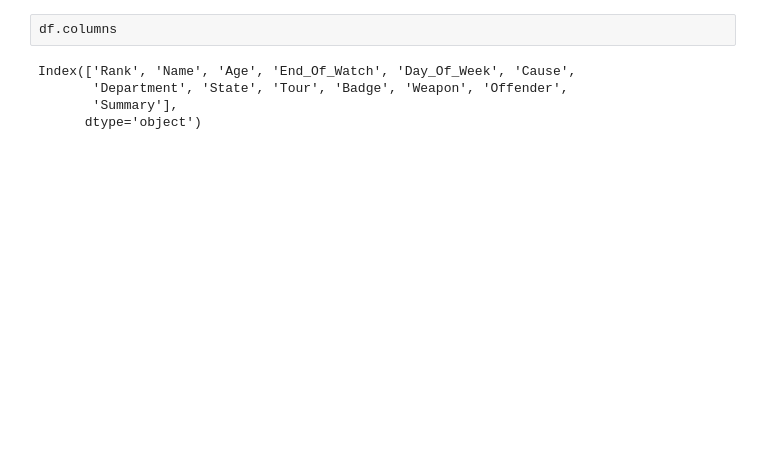
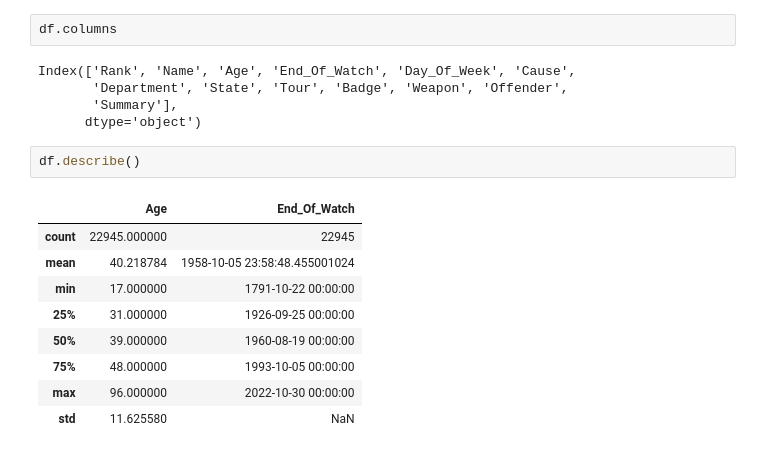
Before and after one commit to nicur32/ClasesEMIBA, a Jupyter notebook: Police/Prueba_jupiter.ipynb, the cells around one changed output. Cells and saved outputs as stored; diff of their text form; blank space fills up the shorter version.

```diff
--- a/Police/Prueba_jupiter.ipynb
+++ b/Police/Prueba_jupiter.ipynb
@@ -85,3 +84,15 @@ Index(['Rank', 'Name', 'Age', 'End_Of_Watch', 'Day_Of_Week', 'Cause',
        'Department', 'State', 'Tour', 'Badge', 'Weapon', 'Offender',
        'Summary'],
       dtype='object')
+# %%
+df.describe()
+# %% [output]
+|  | Age | End_Of_Watch |
+| count | 22945.000000 | 22945 |
+| mean | 40.218784 | 1958-10-05 23:58:48.455001024 |
+| min | 17.000000 | 1791-10-22 00:00:00 |
+| 25% | 31.000000 | 1926-09-25 00:00:00 |
+| 50% | 39.000000 | 1960-08-19 00:00:00 |
+| 75% | 48.000000 | 1993-10-05 00:00:00 |
+| max | 96.000000 | 2022-10-30 00:00:00 |
+| std | 11.625580 | NaN |
```
Also changed, not shown: parts of 4 cells of this notebook.
